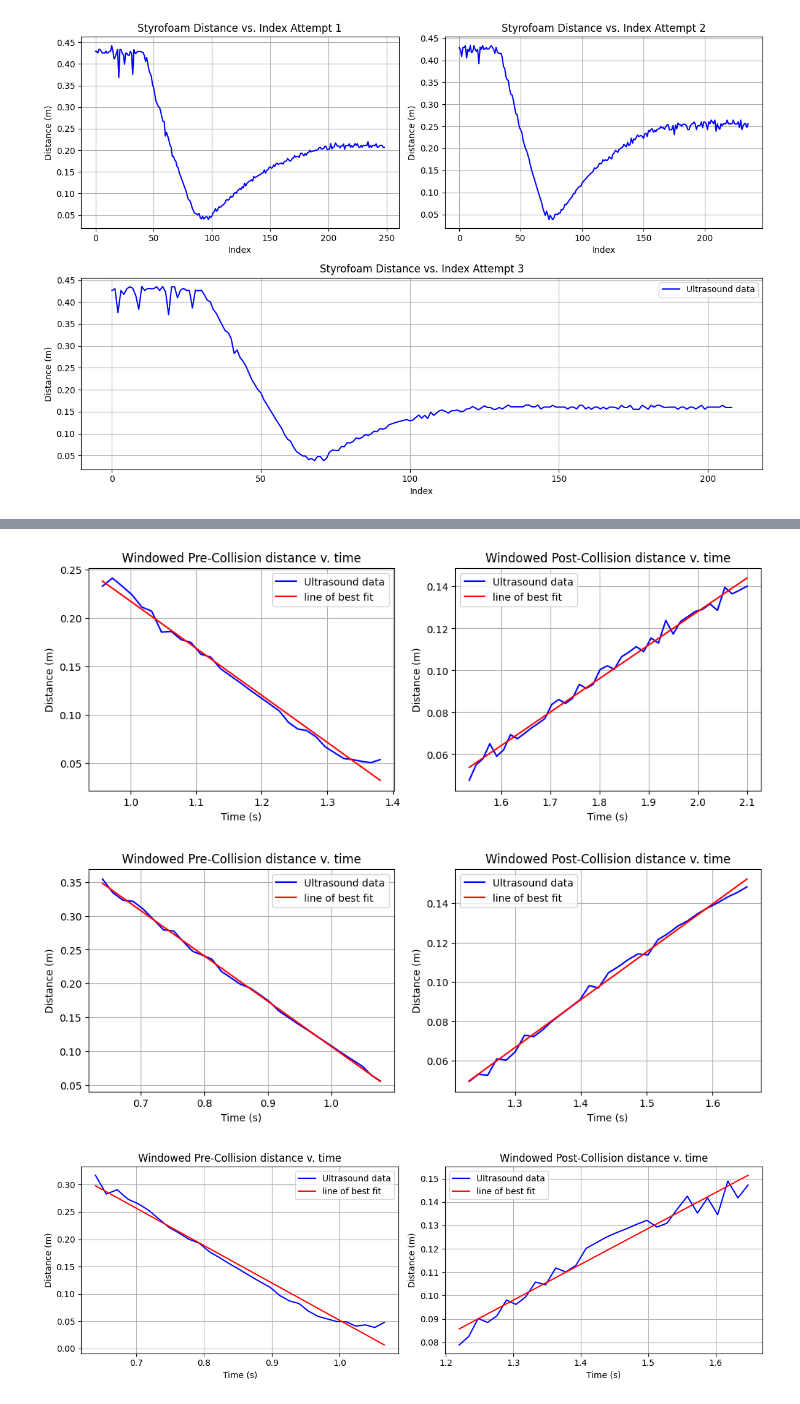
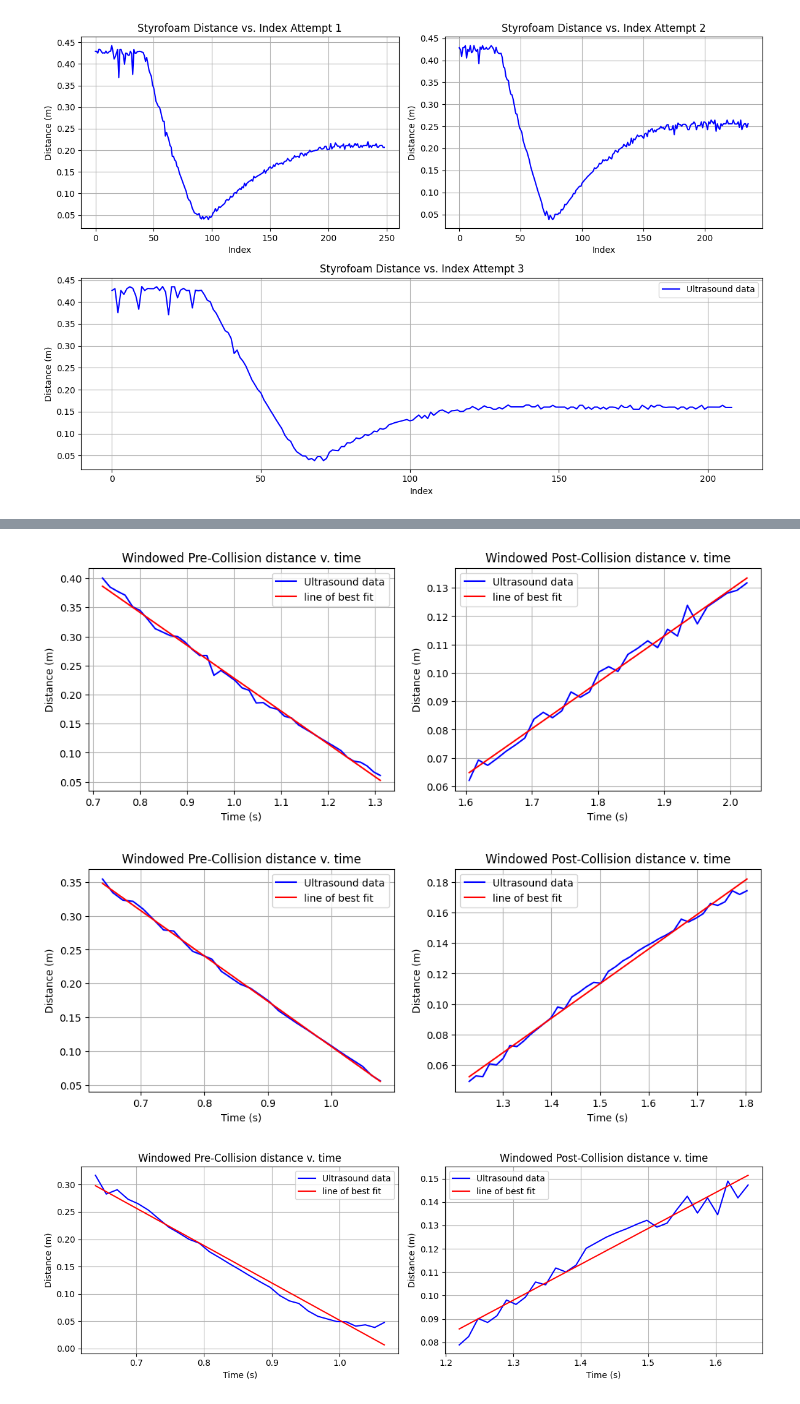
Before and after one commit to larasmara/4alfinalproject, a Jupyter notebook: ultrasound_plotter_styrofoam.ipynb, the cells around one changed output, grey strips where cells are left out. Cells and saved outputs as stored; diff of their text form; code cells hidden in the pictures.

```diff
--- a/ultrasound_plotter_styrofoam.ipynb
+++ b/ultrasound_plotter_styrofoam.ipynb
@@ -98,8 +98,8 @@ def output_to_accel_x(coeff_x, output):
 
 # rel_accel = output_to_accel_x(coeff_x, accel_x_output) + 9.8
 # %%
-start_index_styrofoam = [60, 40, 40]
-stop_index_styrofoam = [140, 110, 110]
+start_index_styrofoam = [45, 40, 40]
+stop_index_styrofoam = [135, 120, 110]
 time_windows_styrofoam = []
 dist_windows_styrofoam = []
 accel_windows_styrofoam = []
@@ -144,6 +144,6 @@ plt.show()
 # %%
-collision_index_start_styrofoam = [90, 70, 70]
-collision_index_stop_styrofoam = [100, 80, 80]
+collision_index_start_styrofoam = [85, 70, 70]
+collision_index_stop_styrofoam = [105, 80, 80]
 
 time_window_pre_collision = []
 dist_window_pre_collision = []
@@ -171,35 +171,35 @@ for i in range(3):
     y_fit_pre = coeff_linear_pre[0]*time_window_pre_collision[i] + coeff_linear_pre[1]
     coeff_linear_pre_collision.append(coeff_linear_pre)
     y_fit_pre_collision.append(y_fit_pre)
 
     coeff_linear_post = np.polyfit(time_window_post_collision[i], dist_window_post_collision[i], 1)
     y_fit_post = coeff_linear_post[0]*time_window_post_collision[i] + coeff_linear_post[1]
     coeff_linear_post_collision.append(coeff_linear_post)
     y_fit_post_collision.append(y_fit_post)
 
     plots = ['one', 'two']
     fig, axes = plt.subplot_mosaic([['one', 'two']], figsize=(12, 4))
     axes[plots[0]].plot(time_window_pre_collision[i], dist_window_pre_collision[i], label="Ultrasound data", color="b")
     axes[plots[0]].plot(time_window_pre_collision[i], y_fit_pre, color="r", label="line of best fit")
     axes[plots[0]].set_title("Windowed Pre-Collision distance v. time")
     axes[plots[0]].set_xlabel("Time (s)")
     axes[plots[0]].set_ylabel("Distance (m)")
     axes[plots[0]].grid()
     axes[plots[0]].legend()
 
     axes[plots[1]].plot(time_window_post_collision[i], dist_window_post_collision[i], label="Ultrasound data", color="b")
     axes[plots[1]].plot(time_window_post_collision[i], y_fit_post, color="r", label="line of best fit")
     axes[plots[1]].set_title("Windowed Post-Collision distance v. time")
     axes[plots[1]].set_xlabel("Time (s)")
     axes[plots[1]].set_ylabel("Distance (m)")
     axes[plots[1]].grid()
     axes[plots[1]].legend()
 
 plt.tight_layout()
 plt.show()
 # %% [output]
-[figure, old version]
+[figure, new version]
-[figure, old version]
+[figure, new version]
 [figure]
 # %%
 ## styrofoam -- ACCELERATION ##
```
Also changed, not shown: parts of 3 cells of this notebook, 1 other file.
